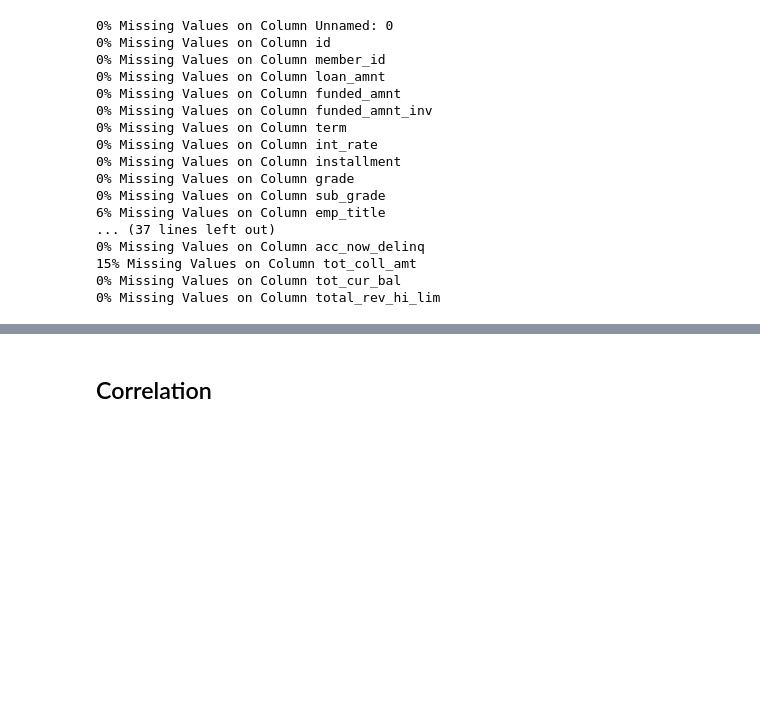
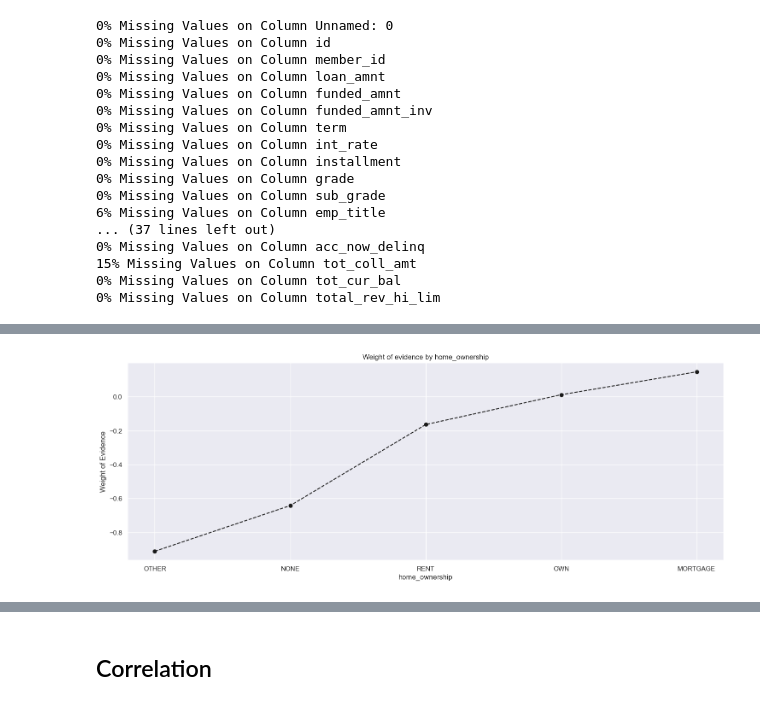
Before and after one commit to joaoaugustofrei/project_credit_analysis, a Jupyter notebook: loan_project/pre_processing.ipynb, the cells around one changed output, grey strips where cells are left out. Saved outputs shown, nothing was run; the diff lists cells and outputs as text; code cells hidden in the pictures; blank space fills up the shorter version.

```diff
--- a/loan_project/pre_processing.ipynb
+++ b/loan_project/pre_processing.ipynb
@@ -225,0 +527,7 @@ for col in loan_df.columns:
+# %%
+# home ownership dummies
+df_temp = woe_discrete(df_Xtrain_pre, 'home_ownership', df_ytrain_pre)
+# %%
+plot_by_woe(df_temp)
+df_temp
+# %% [output]
@@ -225,0 +541 @@ for col in loan_df.columns:
+[figure, added]
```
Also changed, not shown: parts of 41 cells of this notebook.
